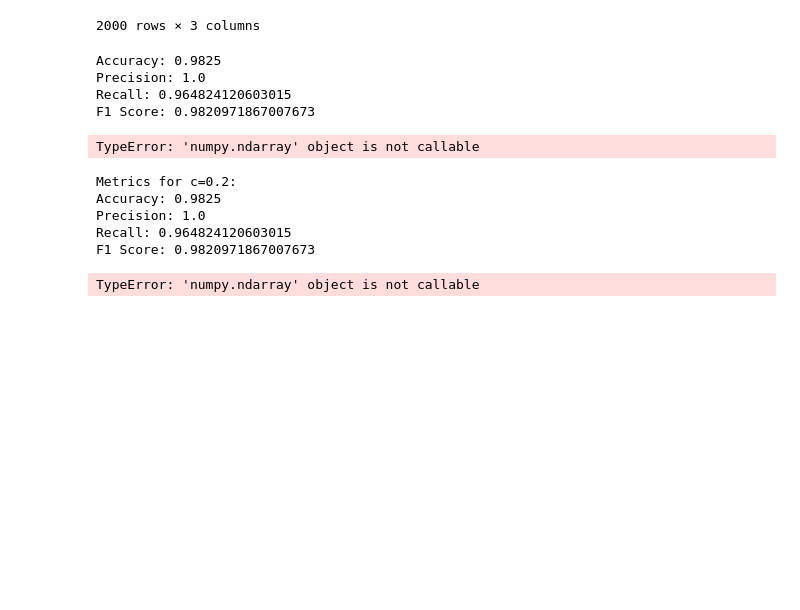
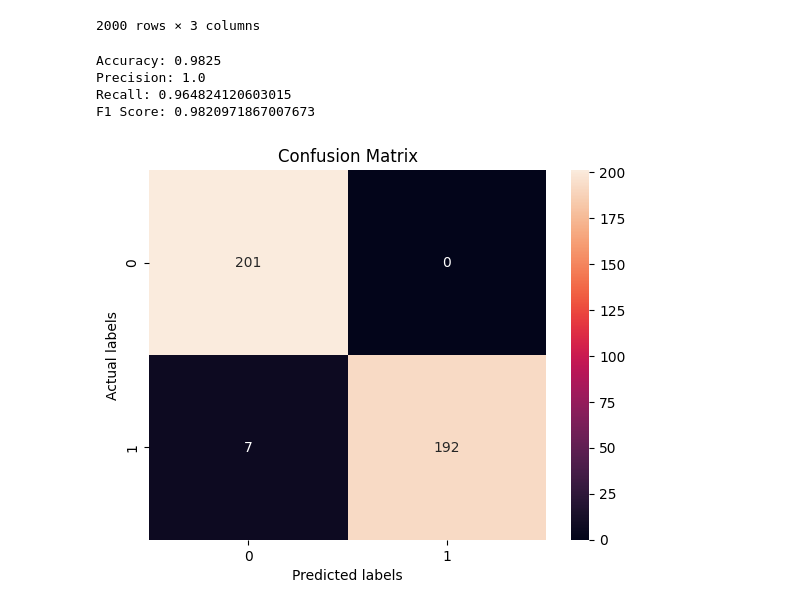
Before and after one commit to Deebo86/Machine-Learning-Clip, a Jupyter notebook: Project2ML.ipynb, the cells around one changed output. Cells and saved outputs as stored; diff of their text form; code cells hidden in the pictures; blank space fills up the shorter version.

Commit message:
fixed some problems and in the scores part

```diff
--- a/Project2ML.ipynb
+++ b/Project2ML.ipynb
@@ -86,36 +86,36 @@ mean_dif = means[1] - means[0]
 w = c*np.dot(S_inv, mean_dif)
 # %%
 #predictions with c = 0.1
-predict_c = np.dot(image_embeddings_test, w.T)
+predict_c1 = np.dot(image_embeddings_test, w.T)
 # %%
 #Scores
 #Convert prediction scores into binary class predictions using a 0.0 threshold
-predicted_labels = (predict_c > 0.0).astype(int)
+predicted_labels_c1 = (predict_c1 > 0.0).astype(int)
 
 #Calculations of metrics
-accuracy = accuracy_score(test_data['labels'], predicted_labels)
-precision = precision_score(test_data['labels'], predicted_labels)
-recall = recall_score(test_data['labels'], predicted_labels)
-f1 = f1_score(test_data['labels'], predicted_labels)
+accuracy = accuracy_score(test_data['labels'], predicted_labels_c1)
+precision = precision_score(test_data['labels'], predicted_labels_c1)
+recall = recall_score(test_data['labels'], predicted_labels_c1)
+f1 = f1_score(test_data['labels'], predicted_labels_c1)
 
 print('Accuracy:', accuracy)
 print('Precision:', precision)
 print('Recall:', recall)
 print('F1 Score:', f1)
 
 #Generating Confusion Matrix
-confusion_matrix = confusion_matrix(test_data['labels'], predicted_labels)
-sns.heatmap(confusion_matrix, annot=True, fmt='d')
+confusion_matrix_c1 = confusion_matrix(test_data['labels'], predicted_labels_c1)
+sns.heatmap(confusion_matrix_c1, annot=True, fmt='d')
 plt.title('Confusion Matrix')
 plt.ylabel('Actual labels')
 plt.xlabel('Predicted labels')
 plt.show()
 # %% [output]
 Accuracy: 0.9825
 Precision: 1.0
 Recall: 0.964824120603015
 F1 Score: 0.9820971867007673
-TypeError: 'numpy.ndarray' object is not callable
+[figure, added]
 # %%
 #Bonus
 
@@ -127,35 +127,3 @@ for c in C:
 predict_C = []
 for w in W:
   predict_C.append(np.dot(image_embeddings_test, w.T))
-# %%
-#Scores
-#Loop through each of the c values to calculate and print metrics for each
-for i, c in enumerate(C):
-    predicted_labelsC = (predict_C[i] > 0.0).astype(int)
-
-    #Calculations of metrics
-    accuracyB = accuracy_score(test_data['labels'], predicted_labelsC)
-    precisionB = precision_score(test_data['labels'], predicted_labelsC)
-    recallB = recall_score(test_data['labels'], predicted_labelsC)
-    f1B = f1_score(test_data['labels'], predicted_labelsC)
-
-    print(f'Metrics for c={c}:')
-    print('Accuracy:', accuracyB)
-    print('Precision:', precisionB)
-    print('Recall:', recallB)
-    print('F1 Score:', f1B)
-
-#Generating Confusion Matrix
-    confusion_matrix = confusion_matrix(test_data['labels'], predicted_labelsC)
-    sns.heatmap(confusion_matrix, annot=True, fmt='d')
-    plt.title(f'Confusion Matrix for c={c}')
-    plt.ylabel('Actual labels')
-    plt.xlabel('Predicted labels')
-    plt.show()
-# %% [output]
-Metrics for c=0.2:
-Accuracy: 0.9825
-Precision: 1.0
-Recall: 0.964824120603015
-F1 Score: 0.9820971867007673
-TypeError: 'numpy.ndarray' object is not callable
```
Also changed, not shown: parts of 1 cell of this notebook.
